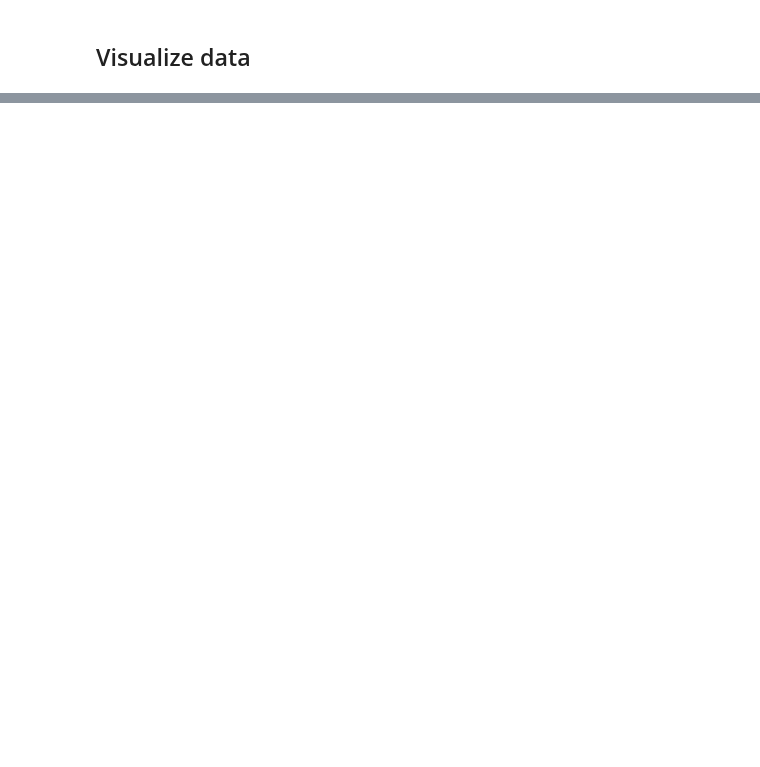
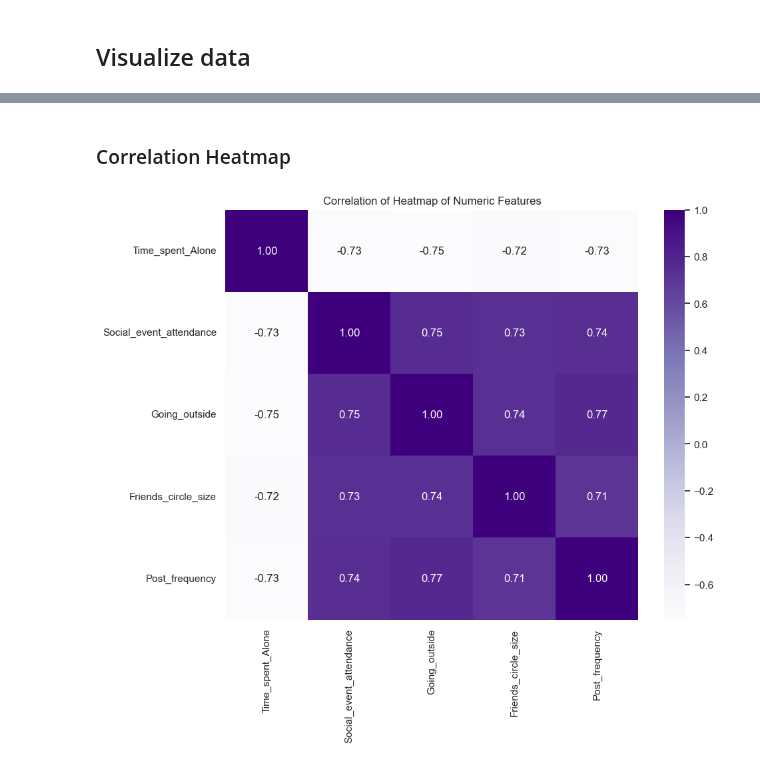
Before and after one commit to Prokope45/NeuralNetworkProject, a Jupyter notebook: ExploratoryAnalysis.ipynb, the cells around one changed output, grey strips where cells are left out. Drawn from its saved outputs; the diff is of its cells as text; code cells hidden in the pictures; blank space fills up the shorter version.

```diff
--- a/ExploratoryAnalysis.ipynb
+++ b/ExploratoryAnalysis.ipynb
@@ -19 +112,15 @@ dummy_vars = dummy_vars.drop(["Stage_fear_No", "Drained_after_socializing_No"],
+# %% [markdown]
+### Correlation Heatmap
+# %%
+plot.figure(figsize=(10, 8))
+sns.heatmap(
+    df[numeric_columns].corr(),
+    annot=True,
+    fmt='.2f',
+    cmap="Purples"
+)
+plot.title("Correlation of Heatmap of Numeric Features")
+plot.show()
+# %% [output]
+[figure, added]
 # %%
```
Also changed, not shown: parts of 12 cells of this notebook, 2 other files.
